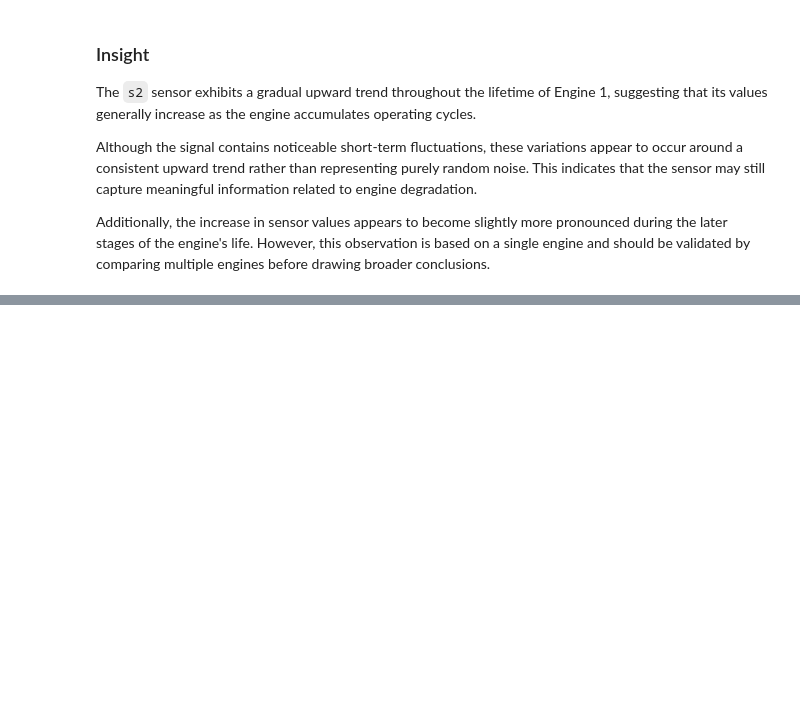
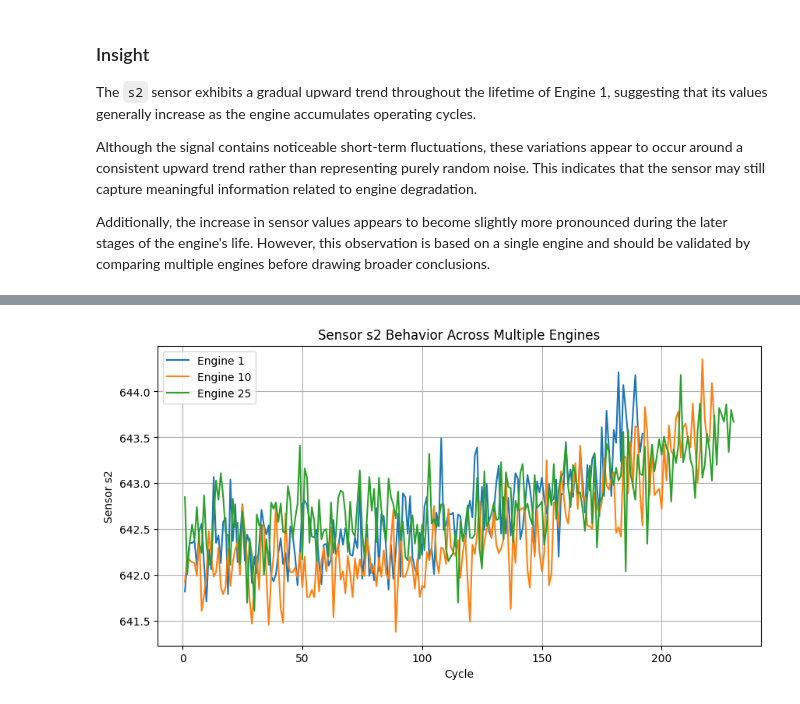
Before and after one commit to Alirzakf/Aircraft-Engine-Predictive-Maintenance-NASA-C-MAPSS, a Jupyter notebook: notebooks/03_sensor_analysis.ipynb, the cells around one changed output, grey strips where cells are left out. Cells and saved outputs as stored; diff of their text form; code cells hidden in the pictures; blank space fills up the shorter version.

Commit message:
Compare sensor s2 trends across multiple engines and document findings

```diff
--- a/notebooks/03_sensor_analysis.ipynb
+++ b/notebooks/03_sensor_analysis.ipynb
@@ -279,0 +292,21 @@ Additionally, the increase in sensor values appears to become slightly more pron
+# %%
+selected_engines = [1, 10, 25]
+
+plt.figure(figsize=(10, 5))
+
+for engine_id in selected_engines:
+    engine_df = df[df["id"] == engine_id]
+    plt.plot(
+        engine_df["cycle"],
+        engine_df["s2"],
+        label=f"Engine {engine_id}"
+    )
+
+plt.title("Sensor s2 Behavior Across Multiple Engines")
+plt.xlabel("Cycle")
+plt.ylabel("Sensor s2")
+plt.legend()
+plt.grid(True)
+plt.show()
+# %% [output]
+[figure, added]
```
Also changed, not shown: parts of 3 cells of this notebook.
